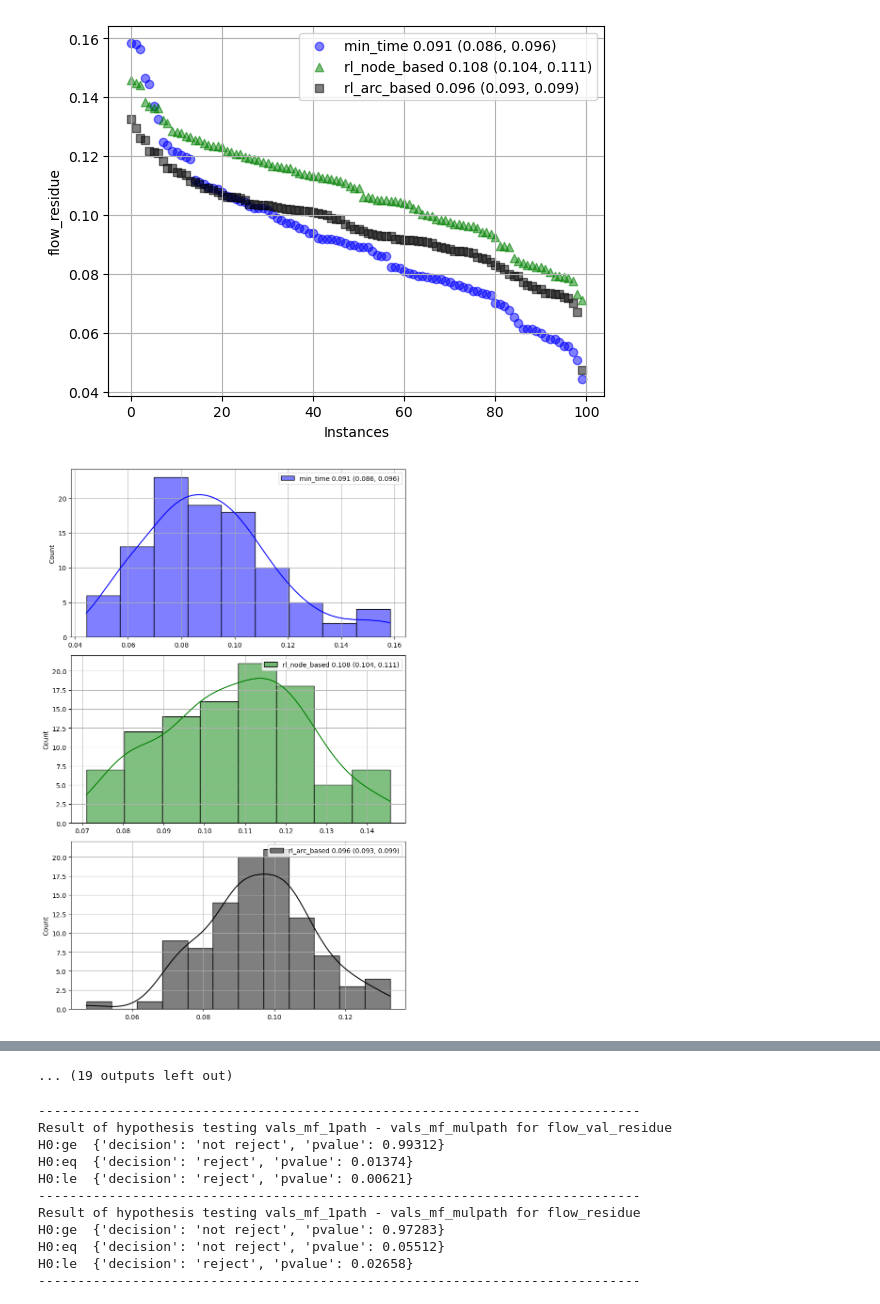
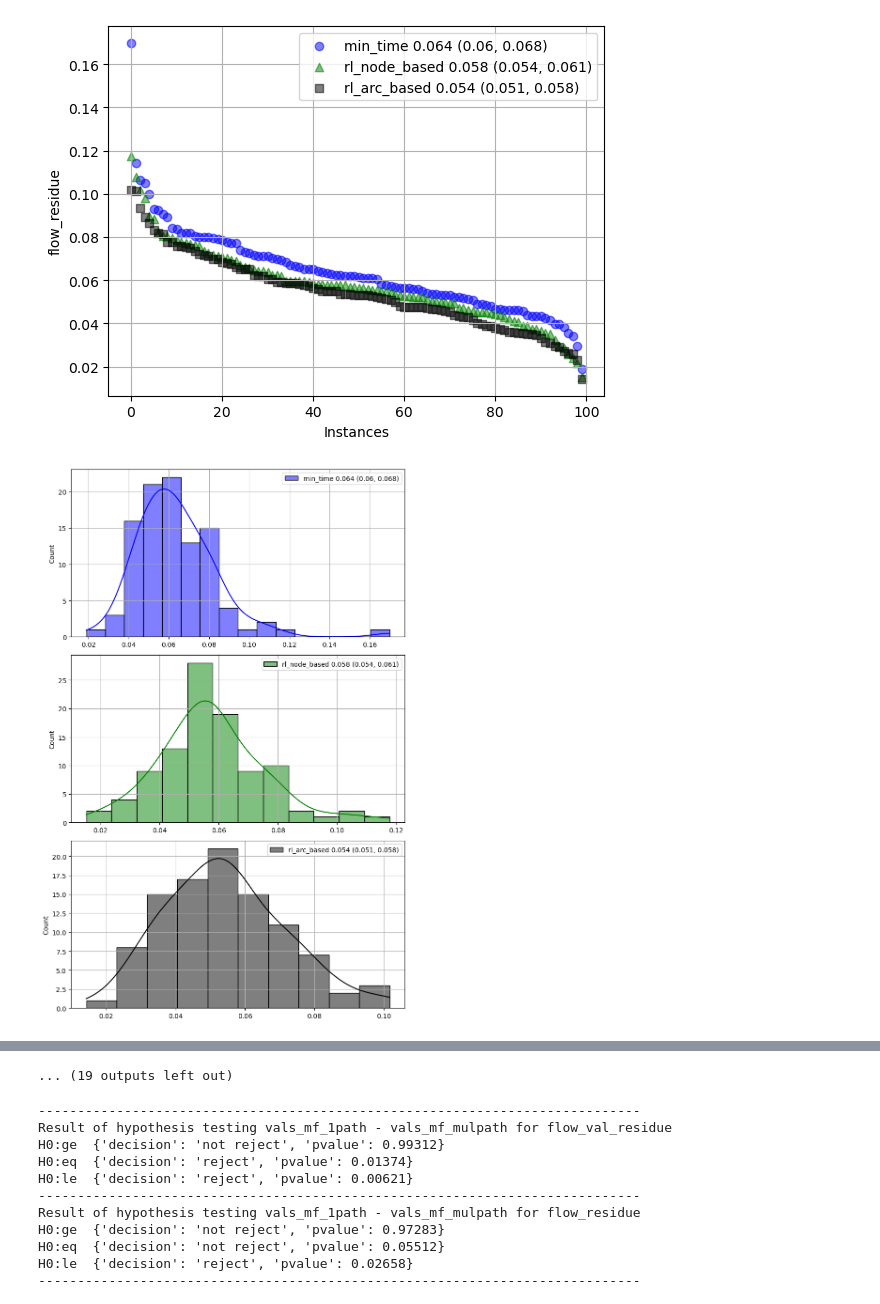
Before and after one commit to nassh92/multi_flow_decomp, a Jupyter notebook: notebooks_tests_visu_results/test_notebook_method_comp.ipynb, the cells around one changed output, grey strips where cells are left out. Saved outputs shown, nothing was run; the diff lists cells and outputs as text; code cells hidden in the pictures.

```diff
--- a/notebooks_tests_visu_results/test_notebook_method_comp.ipynb
+++ b/notebooks_tests_visu_results/test_notebook_method_comp.ipynb
@@ -33,14 +33,16 @@ from utils.utils_stats import mean_confidence_interval
 "res_value_metadata":res_value_metadata,
 "data":deepcopy(dict(dict_results))}
 """
-simulated_instances = False
+simulated_instances = True
 print("Simulated instances ", simulated_instances)
 
 if simulated_instances:
-    path_baseline_heuristics = "results/simulated/MFDS_vs_RL/results_test/results_baseline_heuristics.pickle"
+    #path_baseline_heuristics = "results/simulated/MFDS_vs_RL/results_test/results_baseline_heuristics.pickle"
+    path_baseline_heuristics = "results/temp/most_recent/results_baseline_heuristics_smallworld.pickle"
 else:
     #path_baseline_heuristics = "results/real/MFDS_vs_RL/results_versailles_baseline_heuristics.pickle"
-    path_baseline_heuristics = "results/results_lieusaint2_heuristics.pickle"
+    #path_baseline_heuristics = "results/results_lieusaint2_heuristics.pickle"
+    path_baseline_heuristics = "results/real/MFDS_vs_RL/versailles/gpickle/random_pairs/results_baseline_heuristics_versailles.pickle"
 
 
 with open(path_baseline_heuristics,
@@ -71,10 +73,11 @@ for test_name in test_names:
 
 # Display
 if simulated_instances:
-    save_path = "results/simulated/MFDS_vs_RL/results_test/baseline_heuristics/"
+    save_path = "results/simulated/MFDS_vs_RL/"
 else:
     #save_path = "results/real/MFDS_vs_RL/baseline_heuristics/"
-    save_path = "results/real/MFDS_vs_RL/lieu_saint2/baseline_heuristics/"
+    #save_path = "results/real/MFDS_vs_RL/lieu_saint2/baseline_heuristics/"
+    save_path = "results/real/MFDS_vs_RL/versailles/random/baseline_heuristics/"
 
 #save_path = False
 colors = ['b', 'g', 'k', 'm', 'r', 'y']
@@ -225,7 +228,7 @@ from utils.utils_stats import mean_confidence_interval, test_twoind_sample
 """
 
 #path_baseline_heuristics = "results/simulated/MFDS_vs_RL/results_test/results_baseline_heuristics.pickle"
-path_baseline_heuristics = "results/temp/results_baseline_heuristics_95.pickle"
+path_baseline_heuristics = "results/temp/most_recent/results_baseline_heuristics_smallworld.pickle"
 with open(path_baseline_heuristics,
           'rb') as handle:
     file = pickle.load(handle)
@@ -263,7 +266,7 @@ for j in range(len(metric_names)):
 """
 
 #path_rl_heuristics = "results/simulated/MFDS_vs_RL/results_test/results_rl_heuristics.pickle"
-path_rl_heuristics = "results/temp/results_rl_heuristics_95.pickle"
+path_rl_heuristics = "results/temp/most_recent/results_rl_heuristics_discount_by_length_smallworld.pickle"
 with open(path_rl_heuristics,
           'rb') as handle:
     file = pickle.load(handle)
@@ -345,7 +348,7 @@ for j in range(len(metric_names)):
 
 # Diplay the curves
 #save_path = "results/simulated/MFDS_vs_RL/results_test/rl_vs_baseline"
-save_path = None
+save_path = "results/simulated/MFDS_vs_RL/nodes_200_pairs=20_capacity=50_smallworldlike/rl_vs_baseline"
 colors = ['b', 'g', 'k', 'r', 'y', 'brown', 'purple', 'orange',  'gray', 'pink']
 markers = ["o", "^", "s", "x", "*", "h", "p", "+"]
 bins = 'auto'
@@ -620,2 +623,2 @@ for i in range(len(metric_names)):
-[figure, old version]
+[figure, new version]
-[figure, old version]
+[figure, new version]
```
Also changed, not shown: parts of 3 cells of this notebook, 20 other files.
